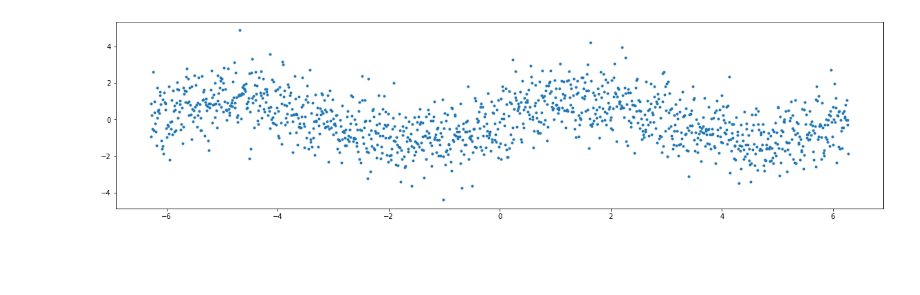
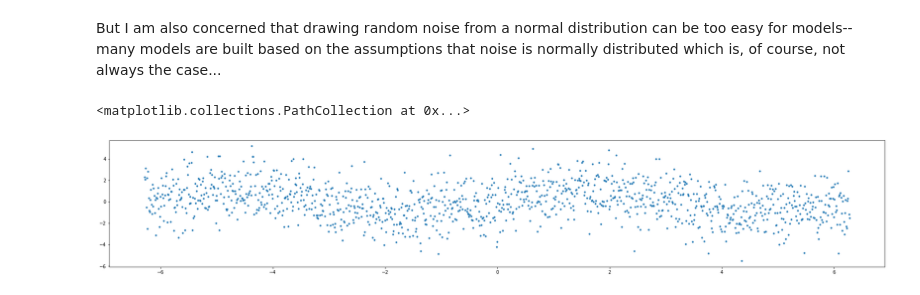
Before and after one commit to alex-lt-kong/data-science, a Jupyter notebook: bias-variance-trade-off.ipynb, the cells around one changed output. Cells and saved outputs as stored; diff of their text form; code cells hidden in the pictures; blank space fills up the shorter version.

```diff
--- a/bias-variance-trade-off.ipynb
+++ b/bias-variance-trade-off.ipynb
@@ -16,7 +25,11 @@ plt.scatter(x, y_true, marker='.')
+# %% [markdown]
+But I am also concerned that drawing random noise from a normal distribution can be too easy for models--many models are built based on the assumptions that noise is normally distributed which is, of course, not always the case...
+# %%
+y = np.sin(x) + np.random.normal(loc=0, scale=1.5, size=len(x))
+plt.scatter(x, y, marker='.')
+# %% [output]
+<matplotlib.collections.PathCollection at 0x...>
+[figure, added]
 # %%
-y = np.sin(x) + np.random.standard_normal(len(x))
-plt.scatter(x, y, marker='.')
 _, _, y_train_true, y_test_true = train_test_split(x, y_true, random_state=1)
 x_train, x_test, y_train, y_test = train_test_split(x, y, random_state=1)
-# %% [output]
-[figure, removed]
```
Also changed, not shown: parts of 13 cells of this notebook.
